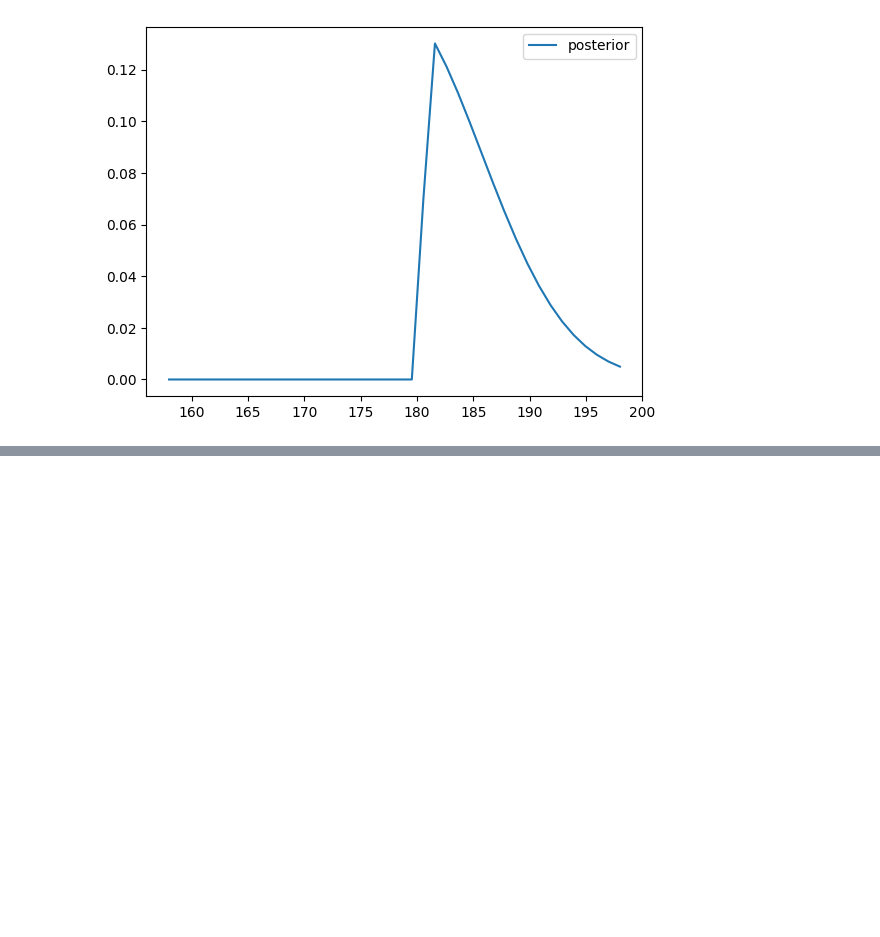
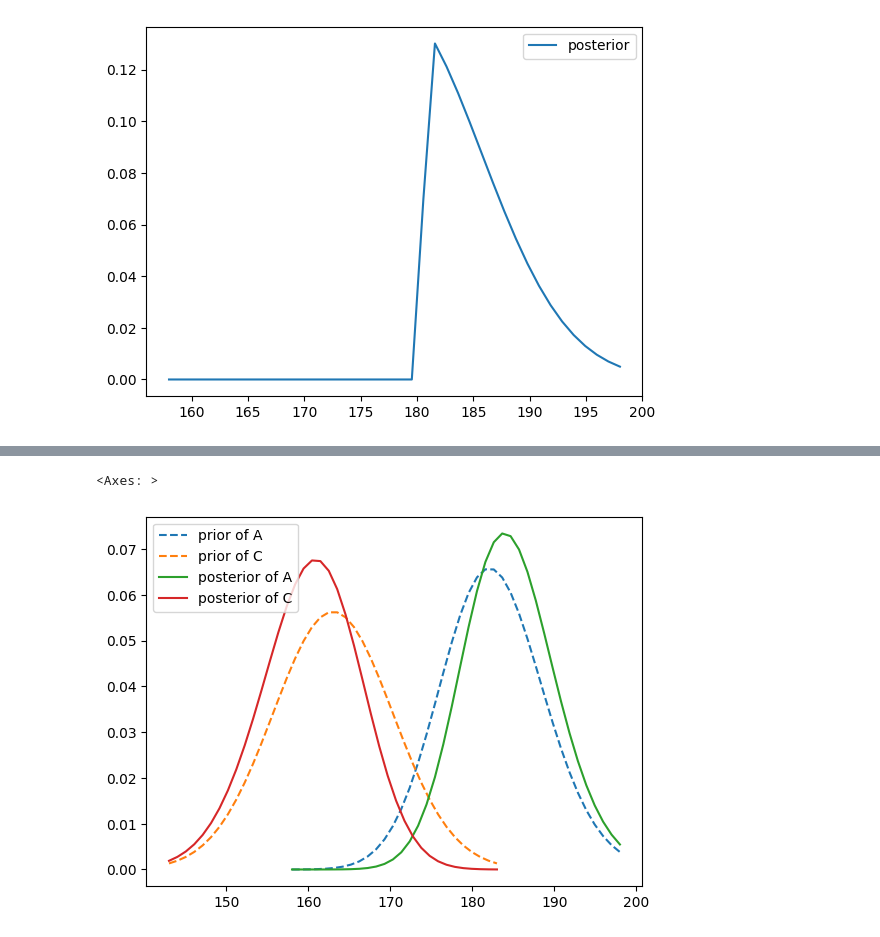
Before and after one commit to shouya/thinking-dumps, a Jupyter notebook: think-bayes/11-comparison.ipynb, the cells around one changed output, grey strips where cells are left out. Cells and saved outputs as stored; diff of their text form; code cells hidden in the pictures; blank space fills up the shorter version.

```diff
--- a/think-bayes/11-comparison.ipynb
+++ b/think-bayes/11-comparison.ipynb
@@ -147,0 +174,13 @@ posterior_A_3.plot(label="posterior", legend=True)
+# %%
+posterior_A_4 = Pmf(joint_A_C.sum(axis=0))
+posterior_A_4.normalize()
+posterior_C = Pmf(joint_A_C.sum(axis=1))
+posterior_C.normalize()
+
+prior_2.plot(label="prior of A", legend=True, style="--")
+woman_prior.plot(label="prior of C", legend=True, style="--")
+posterior_A_4.plot(label="posterior of A", legend=True)
+posterior_C.plot(label="posterior of C", legend=True)
+# %% [output]
+<Axes: >
+[figure, added]
```
Also changed, not shown: parts of 8 cells of this notebook.
